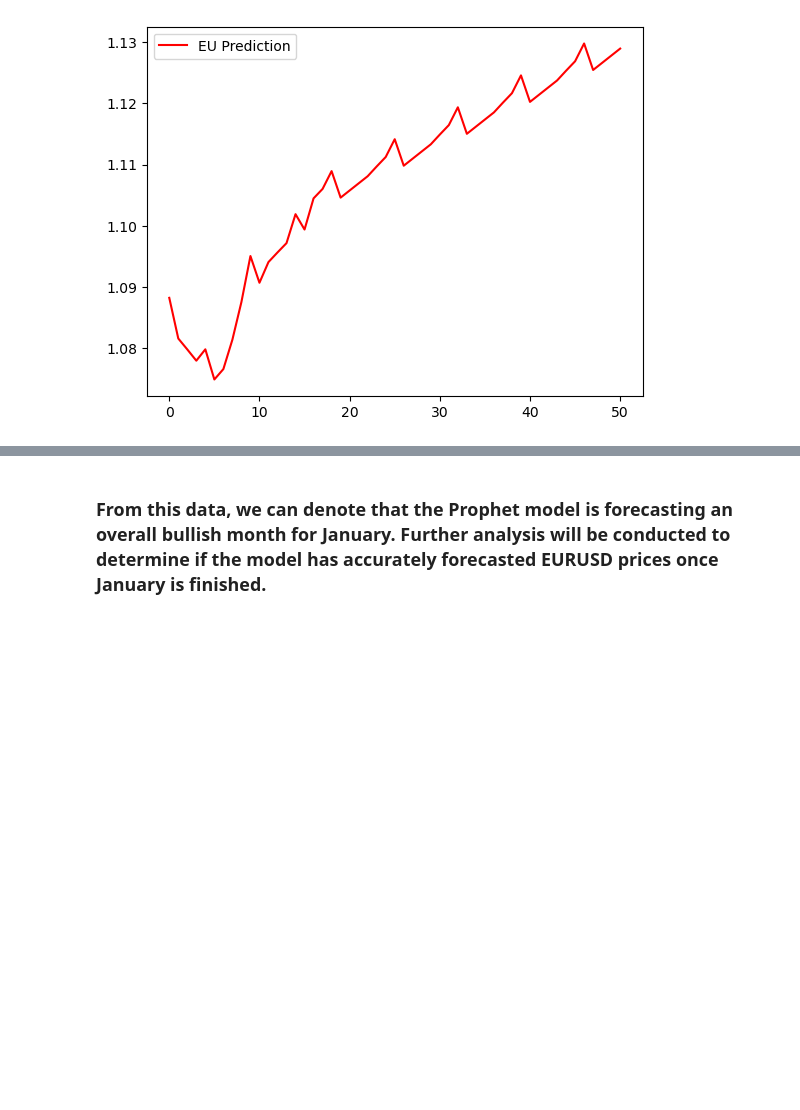
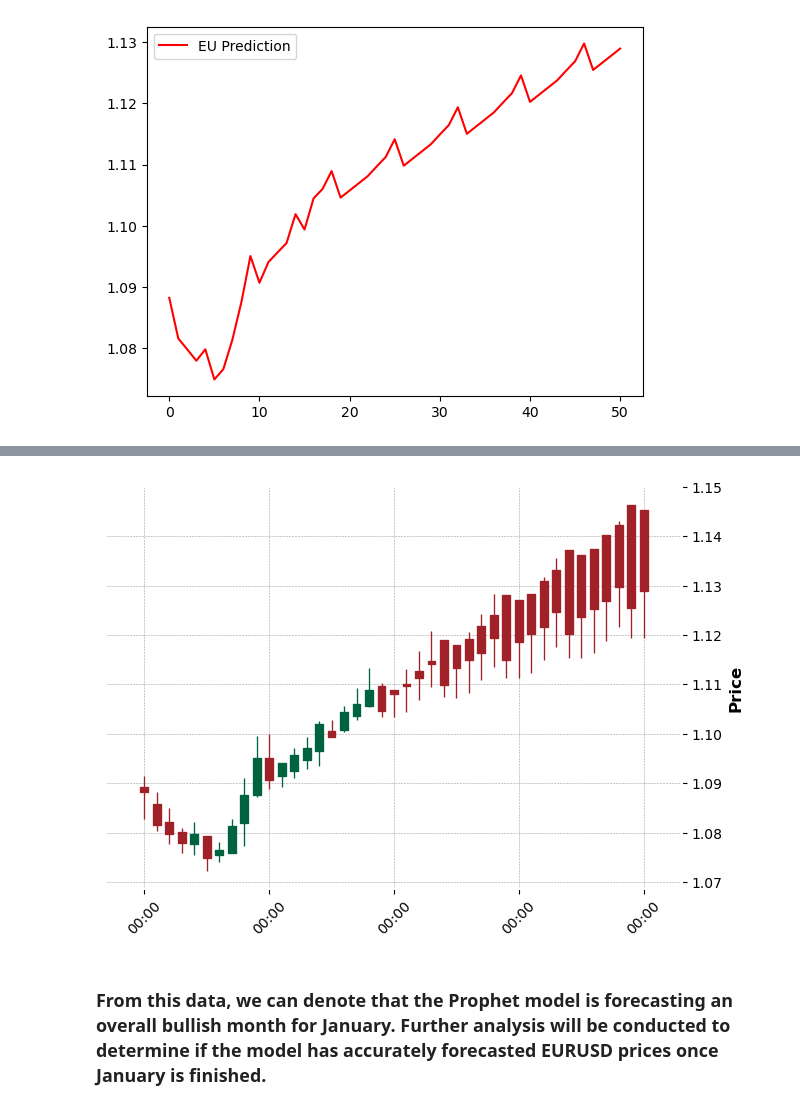
Before and after one commit to Antonio5k/EURUSD_forecast, a Jupyter notebook: forecast.ipynb, the cells around one changed output, grey strips where cells are left out. Cells and saved outputs as stored; diff of their text form; code cells hidden in the pictures; blank space fills up the shorter version.

Commit message:
Open, high, low, and close prices forecasted

```diff
--- a/forecast.ipynb
+++ b/forecast.ipynb
@@ -195,0 +393,3 @@ plt.show()
+# %%
+jan_open_24 = jan_open_prices.rename(columns={'yhat': 'open'})
+jan_open_24.head()
@@ -195,0 +403,3 @@ plt.show()
+# %%
+jan_low_24 = jan_low_prices.rename(columns={'yhat': 'low'})
+jan_low_24.head()
@@ -195,0 +413,3 @@ plt.show()
+# %%
+jan_close_24 = january_closing_prices.rename(columns={'yhat': 'close'})
+jan_close_24.head()
@@ -195,0 +425,9 @@ plt.show()
+# %%
+
+jan_24 = pd.DataFrame(index=jan_open_24.index)
+jan_24['open'] = jan_open_24['open']
+jan_24['close'] = jan_close_24['close']
+jan_24['high'] = jan_high_24['high']
+jan_24['low'] = jan_low_24['low']
+
+jan_24.head()
@@ -196,2 +441,12 @@ plt.show()
+# %%
+jan_24 = jan_24.dropna()
+
+jan_24.index = pd.to_datetime(jan_24.index)
+
+mpf.plot(jan_24, type='candle', style='charles')
+
+plt.show()
+# %% [output]
+[figure, added]
 # %% [markdown]
 ### From this data, we can denote that the Prophet model is forecasting an overall bullish month for January. Further analysis will be conducted to determine if the model has accurately forecasted EURUSD prices once January is finished.
```
Also changed, not shown: parts of 35 cells of this notebook.
